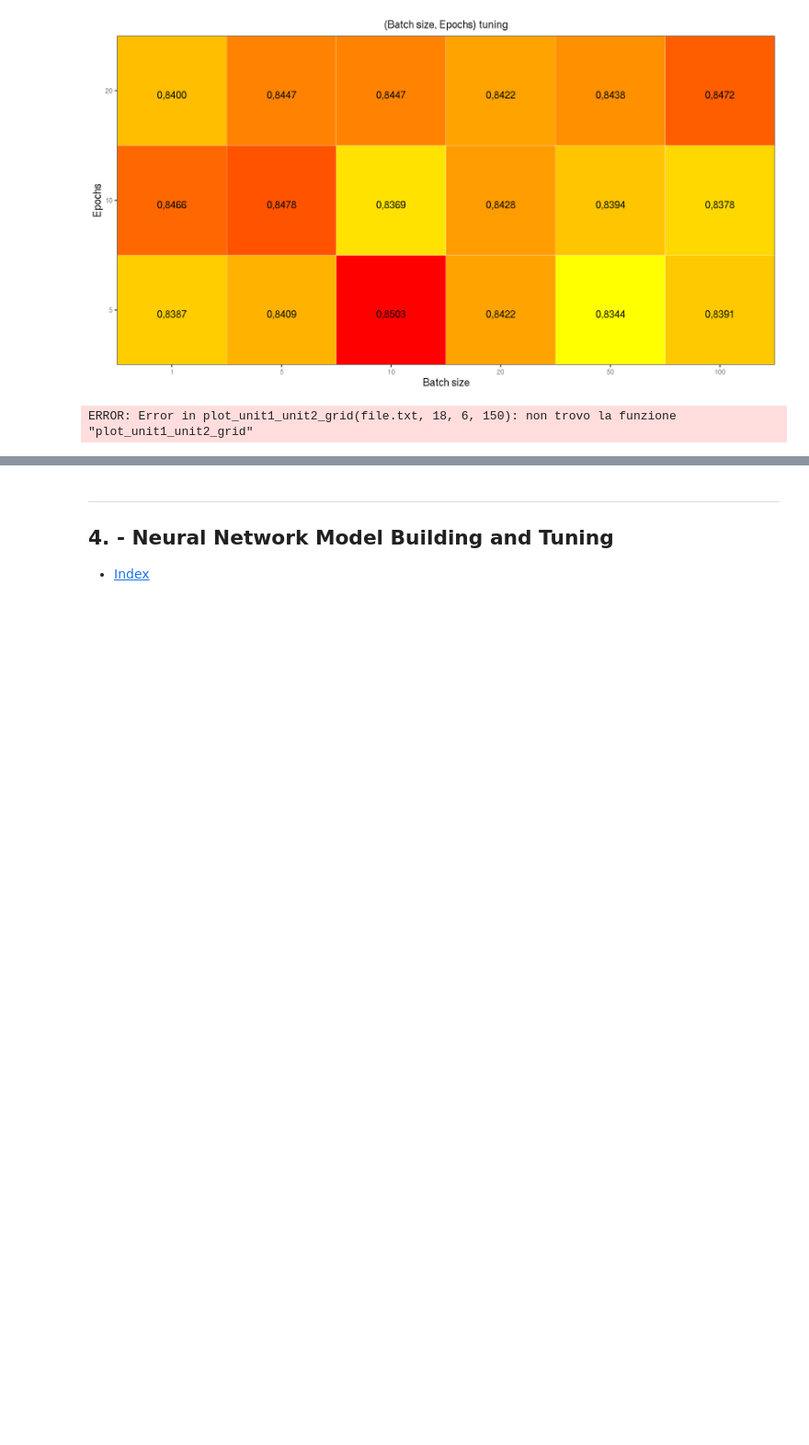
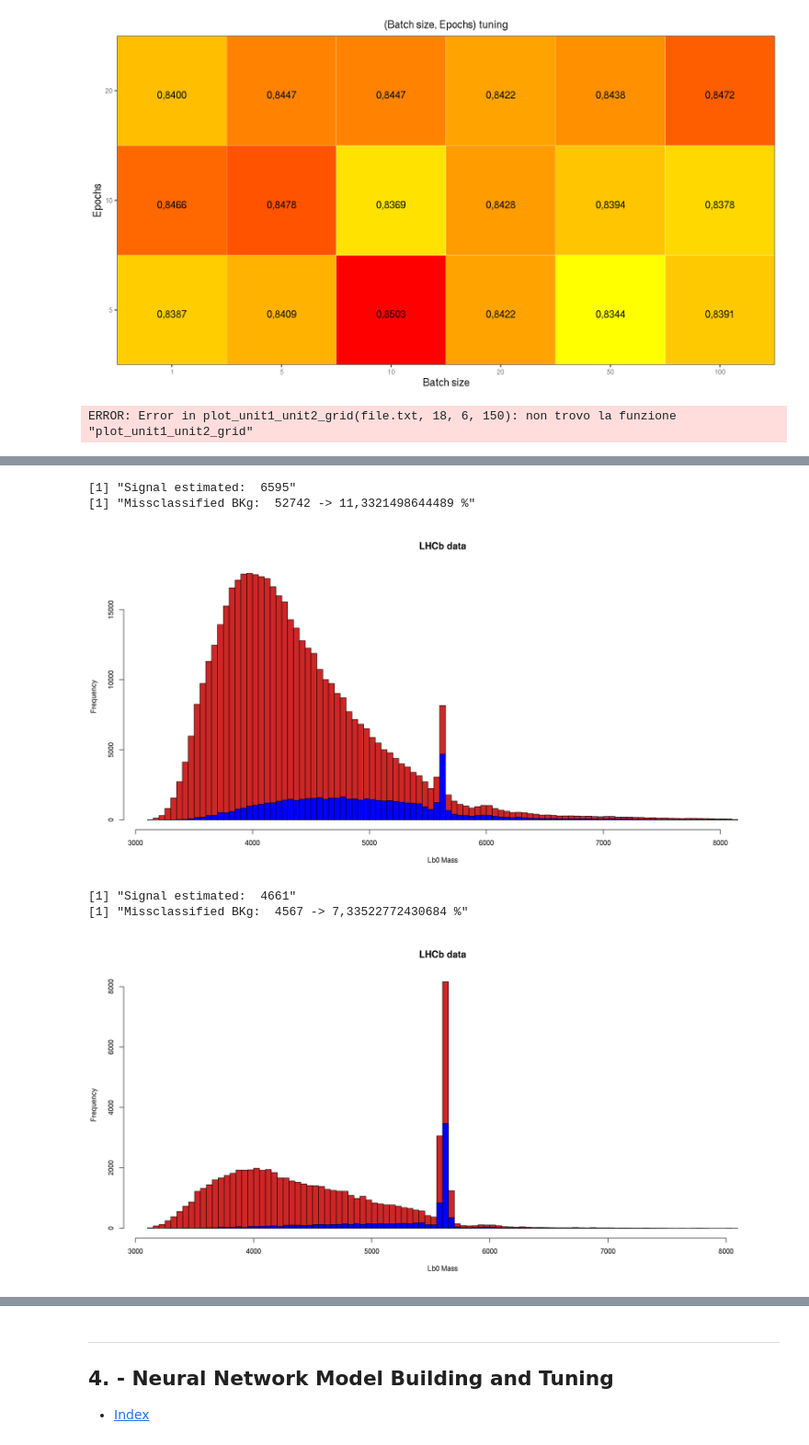
Before and after one commit to mastrovalentz/Adv_Stat_Final_Project, a Jupyter notebook: presentation/presentation_modifiche ale.ipynb, the cells around one changed output, grey strips where cells are left out. Shown: that part at 92% size. Drawn from its saved outputs; the diff is of its cells as text; code cells hidden in the pictures; blank space fills up the shorter version.

```diff
--- a/presentation/presentation_modifiche ale.ipynb
+++ b/presentation/presentation_modifiche ale.ipynb
@@ -434,0 +480,44 @@ ERROR: Error in get_train_data(params$n_bkg): oggetto "x_train_bkg_full" non tro
+# %%
+model <- Archi_build_model(ArchiParams_RMS)
+data  <- get_train_data(1000)
+history  <- model %>% fit (data$x_train, data$y_train, verbose=0,
+                epochs=ArchiParams_RMS$epochs, ArchiParams_RMS=params$batch_size, validation_split=0.2)
+y_cut_lhcb_pred <- model %>% predict(x_cut_lhcb)
+y_lhcb_pred     <- model %>% predict(x_lhcb)
+# %%
+h0 <- hist(data.lhcb$Lambda_b0_MM_F[y_lhcb_pred>=0.0], breaks=100, col="firebrick3", xlab="Lb0 Mass", main="LHCb data",  probability=FALSE)
+h1 <- hist(data.lhcb$Lambda_b0_MM_F[y_lhcb_pred>=0.99], breaks=100, col="blue", add=TRUE, probability = FALSE)
+
+ntot0 <- sum(h0$counts)
+nsig0 <- sum(h0$counts[h0$mids > 5550 &  h0$mids < 5680])
+nbkg0 <- sum(h0$counts[h0$mids < 5550 |  h0$mids > 5680])
+
+
+ntot1 <- sum(h1$counts)
+nsig1 <- sum(h1$counts[h1$mids > 5550 &  h1$mids < 5680])
+nbkg1 <- sum(h1$counts[h1$mids < 5550 |  h1$mids > 5680])
+
+print(paste("Signal estimated: ", nsig1))
+print(paste("Missclassified BKg: ", nbkg1, "->", nbkg1/(ntot0-expected_sig)*100, "%"))
+
+h0 <- hist(data.cutted.lhcb$Lambda_b0_MM_F[y_cut_lhcb_pred>=0.0], breaks=100, col="firebrick3", xlab="Lb0 Mass", main="LHCb data",  probability=FALSE)
+h1 <- hist(data.cutted.lhcb$Lambda_b0_MM_F[y_cut_lhcb_pred>=0.99], breaks=100, col="blue", add=TRUE, probability = FALSE)
+
+ntot0 <- sum(h0$counts)
+nsig0 <- sum(h0$counts[h0$mids > 5550 &  h0$mids < 5680])
+nbkg0 <- sum(h0$counts[h0$mids < 5550 |  h0$mids > 5680])
+
+
+ntot1 <- sum(h1$counts)
+nsig1 <- sum(h1$counts[h1$mids > 5550 &  h1$mids < 5680])
+nbkg1 <- sum(h1$counts[h1$mids < 5550 |  h1$mids > 5680])
+
+print(paste("Signal estimated: ", nsig1))
+print(paste("Missclassified BKg: ", nbkg1, "->", nbkg1/(ntot0-expected_sig)*100, "%"))
+# %% [output]
+[1] "Signal estimated:  6595"
+[1] "Missclassified BKg:  52742 -> 11,3321498644489 %"
+[figure, added]
+[1] "Signal estimated:  4661"
+[1] "Missclassified BKg:  4567 -> 7,33522772430684 %"
+[figure, added]
```
Also changed, not shown: parts of 8 cells of this notebook, 2 other files.
